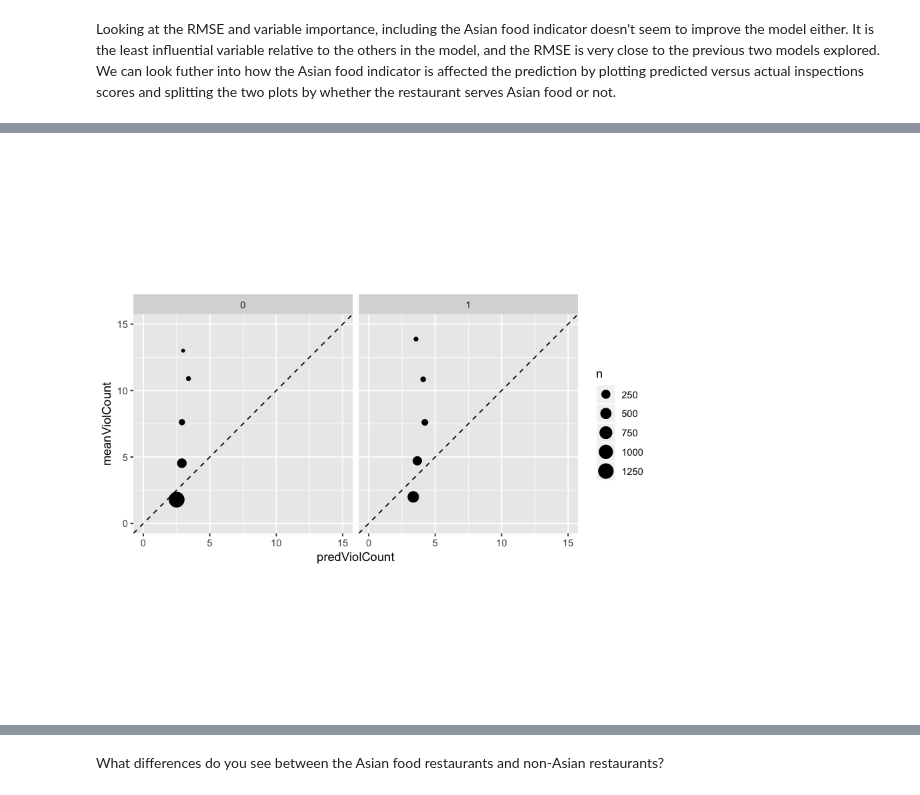
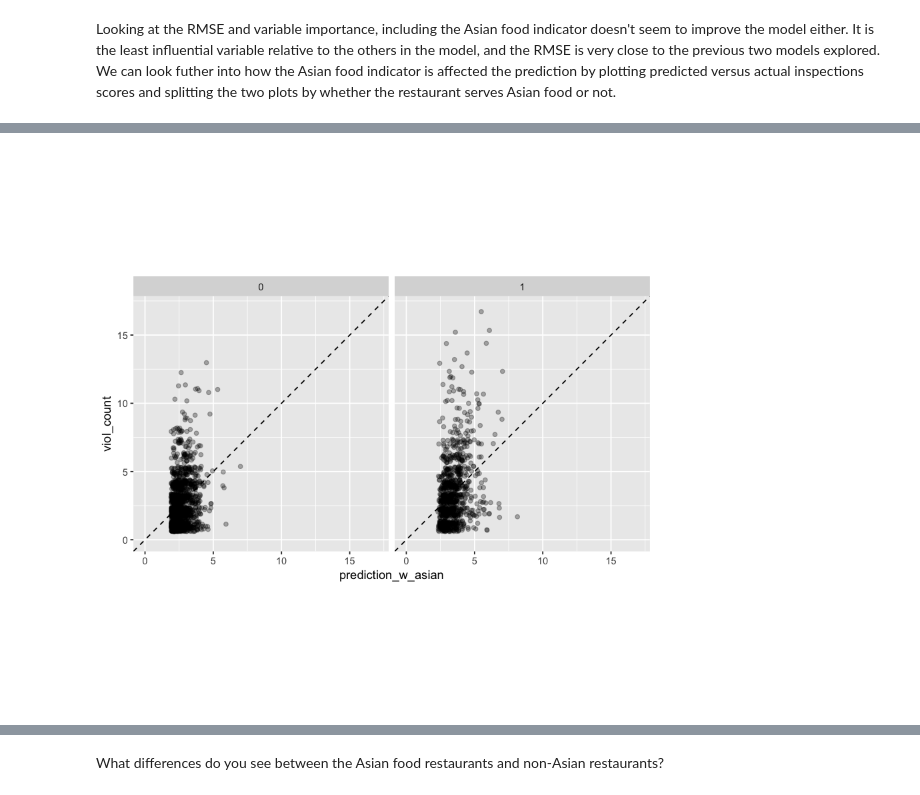
Before and after one commit to stanford-policylab/law-order-algo, a Jupyter notebook: notebooks/Food Inspection Score Bias.ipynb, the cells around one changed output, grey strips where cells are left out. Cells and saved outputs as stored; diff of their text form; code cells hidden in the pictures.

```diff
--- a/notebooks/Food Inspection Score Bias.ipynb
+++ b/notebooks/Food Inspection Score Bias.ipynb
@@ -96,13 +105,16 @@ We can also graphically show how well the model is predicting by plotting the pr
 # %%
+#create bins by observed violation count
 test_sub$prediction <- score_pred
-test_sub$countCat <- cut(test_sub$viol_count,c(0,3,6,9,12,15,18,21))
+test_sub$countCat <- ntile(test_sub$prediction,15) #using deciles to create bins
 
+#getting mean of observed and predicted by bins
 points <- aggregate(cbind(test_sub$viol_count,test_sub$prediction)~countCat,data=test_sub,mean)
-head(points)
+midpoints <- aggregate(test_sub$prediction~countCat,data=test_sub,function(x)mean(range(x)))
+points <- merge(points,midpoints,by='countCat')
 counts <- test_sub %>% count(countCat)
-head(counts)
 
 to_plot <- merge(points,counts,by='countCat')
-colnames(to_plot) <- c('countCat','meanViolCount','predViolCount','n')
+colnames(to_plot) <- c('countCat','meanViolCount','predViolCount','predMidpoint','n')
+head(to_plot)
 # %% [output]
 | countCat | V1 | V2 |
@@ -207,13 +222,11 @@ Let's try adding the Asian restaurant indicator to see if this extra variable wi
 # %%
 gb_asian <- gbm(viol_count~prev_count_1 + prev_count_2 + prev_count_3 + prev_count_4 +
           year + weekday + asian,data=train_sub
-          ,distribution = "gaussian",n.trees = 10000,shrinkage = 0.02, interaction.depth = 6)
-#gb_asian <- gbm(inspection_score~prev_score_1 + prev_score_2 + prev_score_3 + prev_score_4 + activity_time +
-#          year + weekday + asian,data=train_sub
-#          ,distribution = "gaussian",n.trees = 10000,shrinkage = 0.02, interaction.depth = 6)
+          ,distribution = "gaussian",n.trees = 1000,shrinkage = 0.01, interaction.depth = 2)
 # %%
 #predict the inspection scores and calculate RMSE
-score_pred <- predict(gb_asian,newdata=test_sub,n.trees=8000)
+score_pred_asian <- predict(gb_asian,newdata=test_sub,n.trees=1000)
+test_sub$prediction_w_asian <- score_pred_asian
 
 sqrt(mean((score_pred-test_sub$viol_count)^2))
 # %% [output]
@@ -267,0 +259,13 @@ head(to_plot)
+# %%
+test_sub$countCatAsian <- ntile(test_sub$prediction_w_asian,15)
+
+#data for calibration plot for model with asian
+points_asian <- aggregate(cbind(test_sub$viol_count,test_sub$prediction_w_asian)~countCatAsian,
+                         data=test_sub,mean)
+midpoints_asian <- aggregate(prediction_w_asian~ countCatAsian,data=test_sub,
+                            function(x)mean(range(x)))
+points_asian <- merge(points_asian,midpoints_asian,by=c('countCatAsian'))
+counts_asian <- test_sub %>% count(countCatAsian)
+to_plot_asian <- merge(points_asian,counts_asian,by=c('countCatAsian'))
+colnames(to_plot_asian) <- c('countCatAsian','meanViolCount','meanPredcount','predMidpoint','n')
+head(to_plot_asian)
@@ -268,6 +294,7 @@ head(to_plot)
 # %%
-ggplot(to_plot,aes(x=predViolCount,y=meanViolCount)) + geom_point(aes(size=n)) + geom_abline(linetype = "dashed") +
+ggplot(test_sub,aes(x=prediction_w_asian,y=viol_count)) + geom_abline(linetype = "dashed") +
+  geom_jitter(alpha=0.3) +
   facet_grid(cols = vars(asian)) + coord_fixed() +
-  scale_x_continuous(limits = c(0, 15)) +
-  scale_y_continuous(limits = c(0, 15))
+  scale_x_continuous(limits = c(0, 17)) +
+  scale_y_continuous(limits = c(0, 17))
 # %% [output]
@@ -276 +301 @@ Warning message:
-[figure, old version]
+[figure, new version]
```
Also changed, not shown: parts of 30 cells of this notebook.
